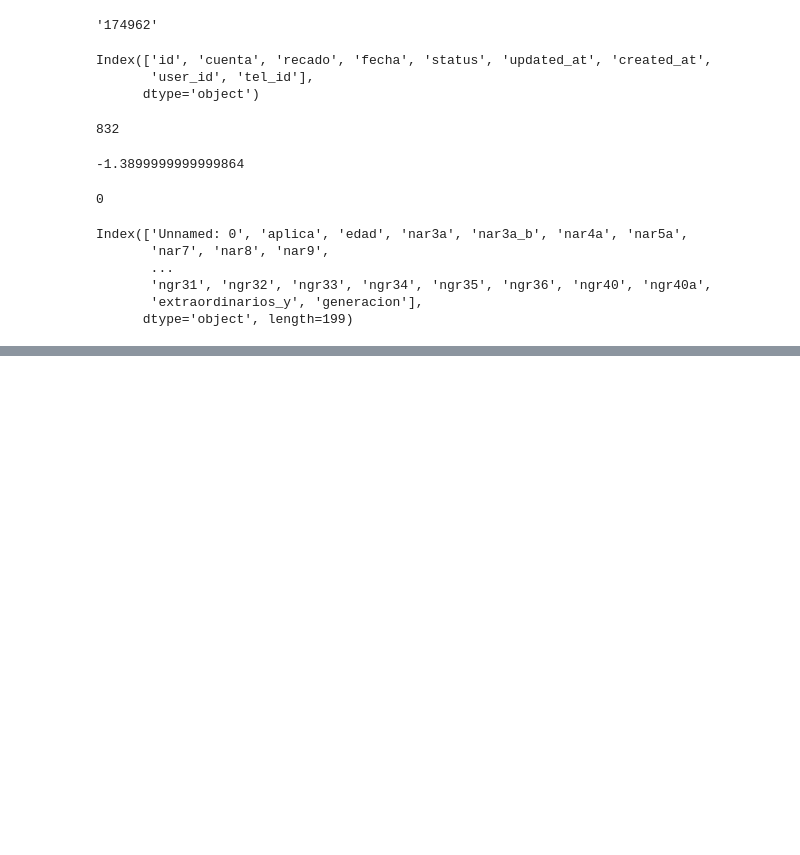
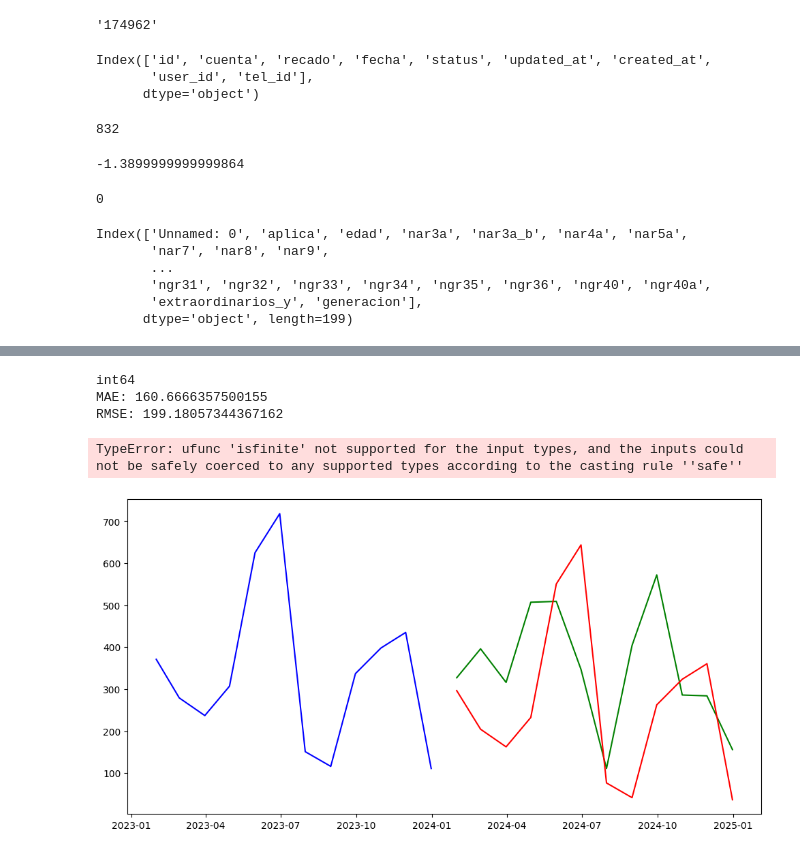
Before and after one commit to AjoloteCosmico/PVE-polls, a Jupyter notebook: public/work-data.ipynb, the cells around one changed output, grey strips where cells are left out. Drawn from its saved outputs; the diff is of its cells as text; code cells hidden in the pictures; blank space fills up the shorter version.

```diff
--- a/public/work-data.ipynb
+++ b/public/work-data.ipynb
@@ -291,0 +479,66 @@ Index(['Unnamed: 0', 'aplica', 'edad', 'nar3a', 'nar3a_b', 'nar4a', 'nar5a',
+# %%
+import pandas as pd
+import numpy as np
+import matplotlib.pyplot as plt
+from statsmodels.tsa.statespace.sarimax import SARIMAX
+from sklearn.metrics import mean_absolute_error, mean_squared_error
+
+# Datos de entrada
+enc = [371, 279, 237, 307, 625, 718, 151, 116, 337, 398, 435,
+       111, 327, 396, 316, 507, 509, 347, 111, 404, 572, 286, 284, 156]
+
+# Crear una serie temporal con índices de fecha
+fechas = pd.date_range(start='2023-01-01', periods=len(enc), freq='M')
+data = pd.Series(enc, index=fechas)
+
+# Verificar que los datos sean numéricos
+print(data.dtype)  # Debe ser int64 o float64
+
+# Dividir en entrenamiento y prueba (últimos 12 meses para prueba)
+train = data[:-12]
+test = data[-12:]
+
+# Ajustar el modelo SARIMAX
+# Parámetros: (p, d, q) para el componente no estacional
+# Parámetros: (P, D, Q, s) para el componente estacional (s=12 para datos mensuales)
+model = SARIMAX(train, order=(1, 1, 1), seasonal_order=(1, 1, 1, 12))
+results = model.fit(disp=False)
+
+# Pronóstico para los próximos 12 meses
+forecast = results.get_forecast(steps=12)
+forecast_mean = forecast.predicted_mean
+conf_int = forecast.conf_int()
+
+# Evaluación del modelo en los datos de prueba
+mae = mean_absolute_error(test, forecast_mean)
+rmse = np.sqrt(mean_squared_error(test, forecast_mean))
+print(f"MAE: {mae}")
+print(f"RMSE: {rmse}")
+
+# Visualización de resultados
+plt.figure(figsize=(12, 6))
+plt.plot(train.index, train, label='Entrenamiento', color='blue')
+plt.plot(test.index, test, label='Prueba', color='green')
+plt.plot(forecast_mean.index, forecast_mean, label='Pronóstico', color='red')
+# Convertir las columnas de conf_int a float
+conf_int = conf_int.astype(float)
+
+# Luego ejecutar la visualización
+plt.fill_between(conf_int.index, conf_int.iloc[:, 0], conf_int.iloc[:, 1], color='pink', alpha=0.3)
+plt.title('Pronóstico de Encuestas usando SARIMAX')
+plt.xlabel('Fecha')
+plt.ylabel('Número de Encuestas')
+plt.legend()
+plt.show()
+
+# Pronóstico para los próximos 12 meses (futuro)
+future_forecast = results.get_forecast(steps=12)
+future_forecast_mean = future_forecast.predicted_mean
+print("Pronóstico para los próximos 12 meses:")
+print(future_forecast_mean)
+# %% [output]
+int64
+MAE: 160.6666357500155
+RMSE: 199.18057344367162
+TypeError: ufunc 'isfinite' not supported for the input types, and the inputs could not be safely coerced to any supported types according to the casting rule ''safe''
+[figure, added]
```
Also changed, not shown: parts of 30 cells of this notebook, 7 other files.
